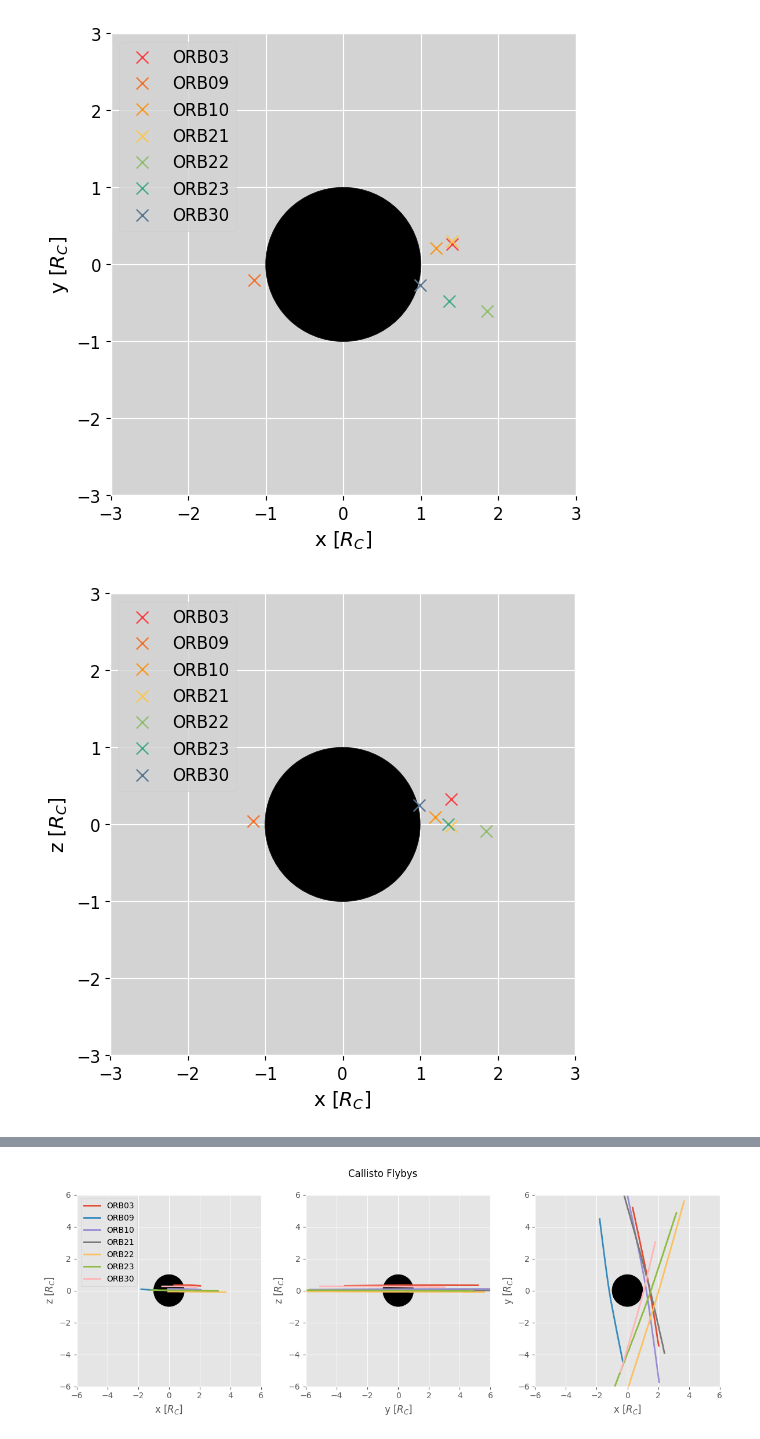
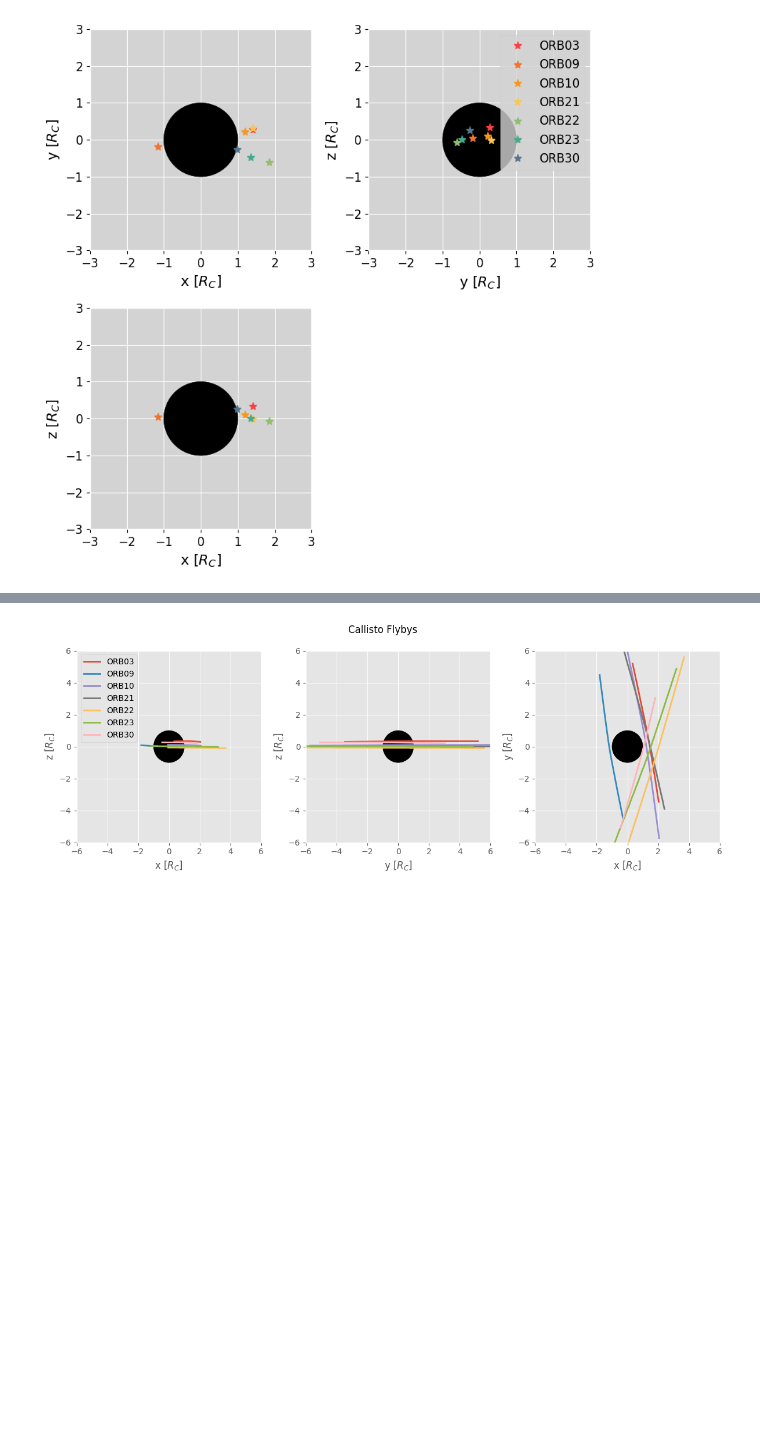
Before and after one commit to vera-br/Callisto, a Jupyter notebook: Galileo-analysis.ipynb, the cells around one changed output, grey strips where cells are left out. Drawn from its saved outputs; the diff is of its cells as text; code cells hidden in the pictures; blank space fills up the shorter version.

```diff
--- a/Galileo-analysis.ipynb
+++ b/Galileo-analysis.ipynb
@@ -219,0 +184,20 @@ plt.show()
+# %%
+# Calculating closest approach coordinates
+# I'm sure this can be done more efficicently but takes rewriting other code
+CA_coords_03 = CA_coords(r_03, theta_03, phi_03)
+CA_coords_09 = CA_coords(r_09, theta_09, phi_09)
+CA_coords_10 = CA_coords(r_10, theta_10, phi_10)
+CA_coords_21 = CA_coords(r_21, theta_21, phi_21)
+CA_coords_22 = CA_coords(r_22, theta_22, phi_22)
+CA_coords_23 = CA_coords(r_23, theta_23, phi_23)
+CA_coords_30 = CA_coords(r_30, theta_30, phi_30)
+
+CA_coords_all = [CA_coords_03, CA_coords_09, CA_coords_10, CA_coords_21, CA_coords_22, CA_coords_23, CA_coords_30]
+
+
+# Want to print array with CA info (timestamp, r-1 (in km), r, theta, phi, x, y, z)
+R_Cal = 2410.3 # Calisto radius in km
+
+print("Orbit, unix timestamp, distance from centre of callisto (in R_C), altitude above surface (in km), theta, phi, x, y, z")
+for i in range(0, len(r_all)):
+    print("CA of",  orbit_label[i], ":", ClosestApp(r_all[i], theta_all[i], phi_all[i], unix_timestamp_all[i]))
@@ -220,52 +308,50 @@ plt.show()
 # %%
 # Initialising figures and adding Callisto
-fig1, ax1 = plt.subplots(figsize=(6, 6))
-fig2, ax2 = plt.subplots(figsize=(6, 6))
-fig3, ax3 = plt.subplots(figsize=(6, 6))
+fig, axes = plt.subplots(2, 2, figsize=(8, 8))
 
-ax1 = add_callisto_circle(ax1)
-ax2 = add_callisto_circle(ax2)
-ax3 = add_callisto_circle(ax3)
+# Add the Callisto circle to each subplot using the function
+for i in range(2):
+    for j in range(2):
+        axes[i, j] = add_callisto_circle(axes[i, j])
 
 # Defining and applying the common limits
 common_xlim = (-3, 3)
 common_ylim = (-3, 3)
 common_zlim = (-3, 3)
 
-ax1.set_xlim(common_xlim)
-ax1.set_ylim(common_ylim)
+axes[0, 0].set_xlim(common_xlim)
+axes[0, 0].set_ylim(common_ylim)
 
-ax2.set_xlim(common_xlim)
-ax2.set_ylim(common_zlim)
+axes[1, 0].set_xlim(common_xlim)
+axes[1, 0].set_ylim(common_zlim)
 
-ax3.set_xlim(common_ylim)
-ax3.set_ylim(common_zlim)
+axes[0, 1].set_xlim(common_ylim)
+axes[0, 1].set_ylim(common_zlim)
 
 # Set the labels
-ax1.set_xlabel('x [$R_C$]')
-ax1.set_ylabel('y [$R_C$]')
+axes[0, 0].set_xlabel('x [$R_C$]')
+axes[0, 0].set_ylabel('y [$R_C$]')
 
-ax2.set_xlabel('x [$R_C$]')
-ax2.set_ylabel('z [$R_C$]')
+axes[1, 0].set_xlabel('x [$R_C$]')
+axes[1, 0].set_ylabel('z [$R_C$]')
 
-ax3.set_xlabel('y [$R_C$]')
-ax3.set_ylabel('z [$R_C$]')
+axes[0, 1].set_xlabel('y [$R_C$]')
+axes[0, 1].set_ylabel('z [$R_C$]')
 
-# Orbit labels for use in for loop
-orbit_label = ['ORB03', 'ORB09', 'ORB10', 'ORB21', 'ORB22', 'ORB23', 'ORB30']
 
 for i in range(0, len(CA_coords_all)):
     CA_coords_i = CA_coords_all[i]
     x, y, z = spherical_to_cartesian(CA_coords_i[0], CA_coords_i[1], CA_coords_i[2])
-    ax1.plot(x, y, 'x', label=orbit_label[i])
-    ax2.plot(x, z, 'x', label=orbit_label[i])
-    ax3.plot(y, z, 'x', label=orbit_label[i])
+    axes[0, 0].plot(x, y, '*', label=orbit_label[i])
+    axes[1, 0].plot(x, z, '*', label=orbit_label[i])
+    axes[0, 1].plot(y, z, '*', label=orbit_label[i])
 
-ax1.legend(loc='upper left')
-ax2.legend(loc='upper left')
-ax3.legend(loc='upper left')
+axes[0, 1].legend(loc='upper right')
 
+# Remove the bottom-right subplot
+fig.delaxes(axes[1, 1])
+
+plt.tight_layout()
 plt.show()
 # %% [output]
-[figure, old version]
+[figure, new version]
-[figure, removed]
```
Also changed, not shown: parts of 15 cells of this notebook.
